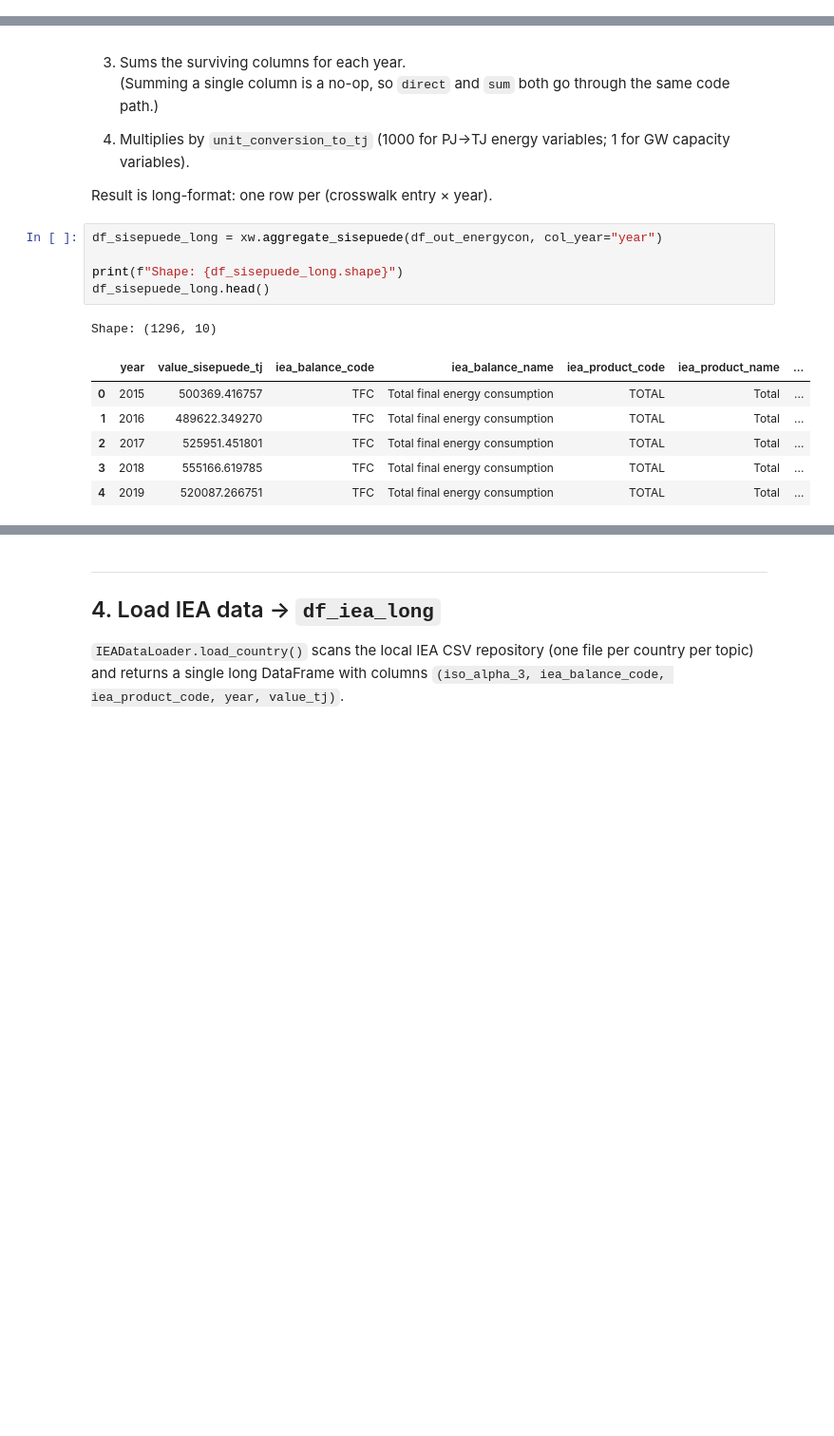
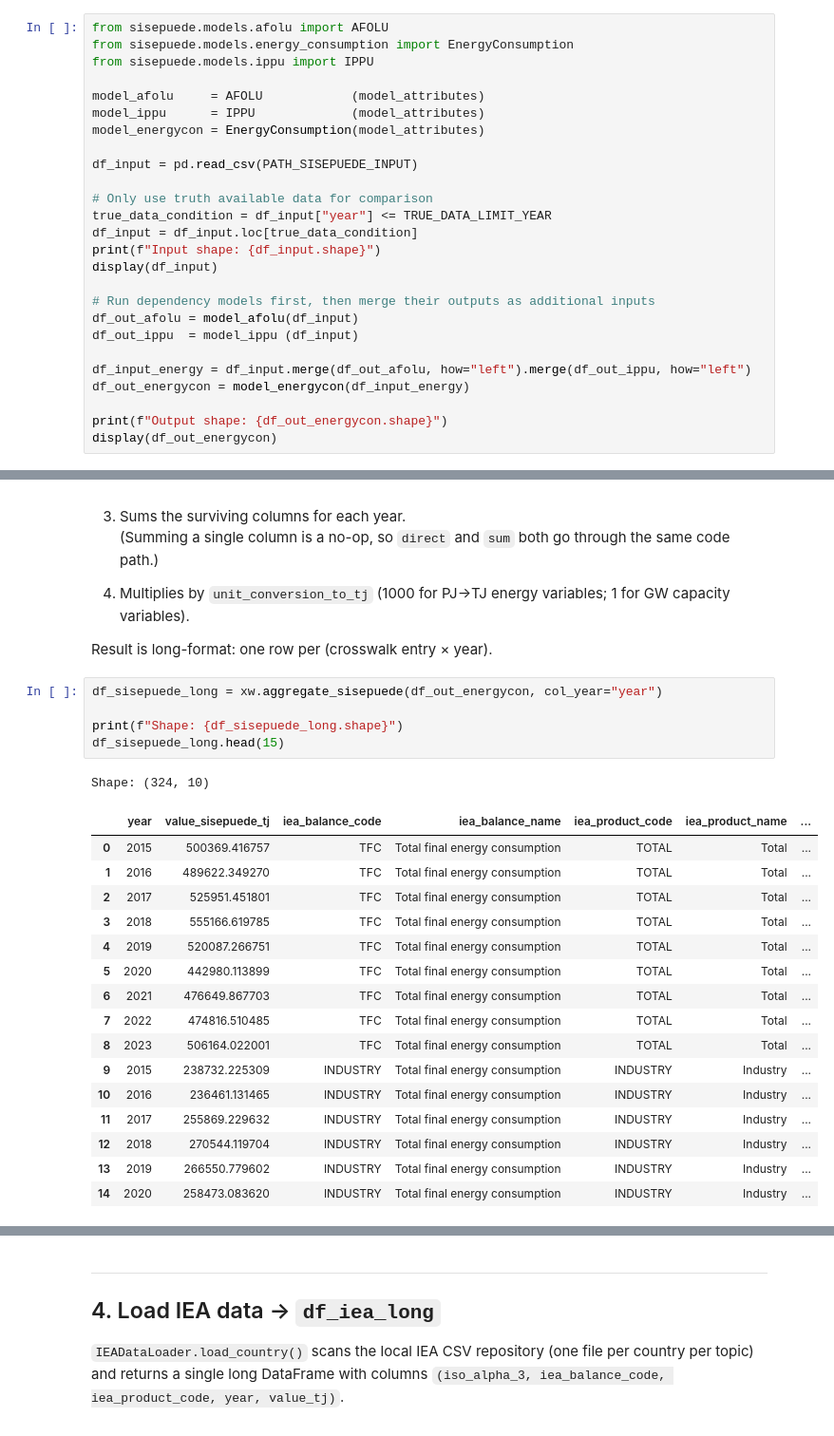
Before and after one commit to dpmendez/sisepuede, a Jupyter notebook: sisepuede/calibration/iea_energy_crosswalk_comparison.ipynb, the cells around one changed output, grey strips where cells are left out. Shown at 95% size. Drawn from its saved outputs; the diff is of its cells as text; blank space fills up the shorter version.

```diff
--- a/sisepuede/calibration/iea_energy_crosswalk_comparison.ipynb
+++ b/sisepuede/calibration/iea_energy_crosswalk_comparison.ipynb
@@ -89,0 +59,26 @@ Output shape: (36, 480)
+# %%
+from sisepuede.models.afolu import AFOLU
+from sisepuede.models.energy_consumption import EnergyConsumption
+from sisepuede.models.ippu import IPPU
+
+model_afolu     = AFOLU            (model_attributes)
+model_ippu      = IPPU             (model_attributes)
+model_energycon = EnergyConsumption(model_attributes)
+
+df_input = pd.read_csv(PATH_SISEPUEDE_INPUT)
+
+# Only use truth available data for comparison
+true_data_condition = df_input["year"] <= TRUE_DATA_LIMIT_YEAR
+df_input = df_input.loc[true_data_condition]
+print(f"Input shape: {df_input.shape}")
+display(df_input)
+
+# Run dependency models first, then merge their outputs as additional inputs
+df_out_afolu = model_afolu(df_input)
+df_out_ippu  = model_ippu (df_input)
+
+df_input_energy = df_input.merge(df_out_afolu, how="left").merge(df_out_ippu, how="left")
+df_out_energycon = model_energycon(df_input_energy)
+
+print(f"Output shape: {df_out_energycon.shape}")
+display(df_out_energycon)
@@ -177,16 +193,26 @@ Result is long-format: one row per (crosswalk entry × year).
 # %%
 df_sisepuede_long = xw.aggregate_sisepuede(df_out_energycon, col_year="year")
 
 print(f"Shape: {df_sisepuede_long.shape}")
-df_sisepuede_long.head()
+df_sisepuede_long.head(15)
 # %% [output]
-Shape: (1296, 10)
+Shape: (324, 10)
 |  | year | value_sisepuede_tj | iea_balance_code | iea_balance_name | iea_product_code | iea_product_name | ... |
 | 0 | 2015 | 500369.416757 | TFC | Total final energy consumption | TOTAL | Total | ... |
 | 1 | 2016 | 489622.349270 | TFC | Total final energy consumption | TOTAL | Total | ... |
 | 2 | 2017 | 525951.451801 | TFC | Total final energy consumption | TOTAL | Total | ... |
 | 3 | 2018 | 555166.619785 | TFC | Total final energy consumption | TOTAL | Total | ... |
 | 4 | 2019 | 520087.266751 | TFC | Total final energy consumption | TOTAL | Total | ... |
+| 5 | 2020 | 442980.113899 | TFC | Total final energy consumption | TOTAL | Total | ... |
+| 6 | 2021 | 476649.867703 | TFC | Total final energy consumption | TOTAL | Total | ... |
+| 7 | 2022 | 474816.510485 | TFC | Total final energy consumption | TOTAL | Total | ... |
+| 8 | 2023 | 506164.022001 | TFC | Total final energy consumption | TOTAL | Total | ... |
+| 9 | 2015 | 238732.225309 | INDUSTRY | Total final energy consumption | INDUSTRY | Industry | ... |
+| 10 | 2016 | 236461.131465 | INDUSTRY | Total final energy consumption | INDUSTRY | Industry | ... |
+| 11 | 2017 | 255869.229632 | INDUSTRY | Total final energy consumption | INDUSTRY | Industry | ... |
+| 12 | 2018 | 270544.119704 | INDUSTRY | Total final energy consumption | INDUSTRY | Industry | ... |
+| 13 | 2019 | 266550.779602 | INDUSTRY | Total final energy consumption | INDUSTRY | Industry | ... |
+| 14 | 2020 | 258473.083620 | INDUSTRY | Total final energy consumption | INDUSTRY | Industry | ... |
 # %%
 # How many distinct (balance, product) pairs did we produce?
 (
```
Also changed, not shown: parts of 12 cells of this notebook.
